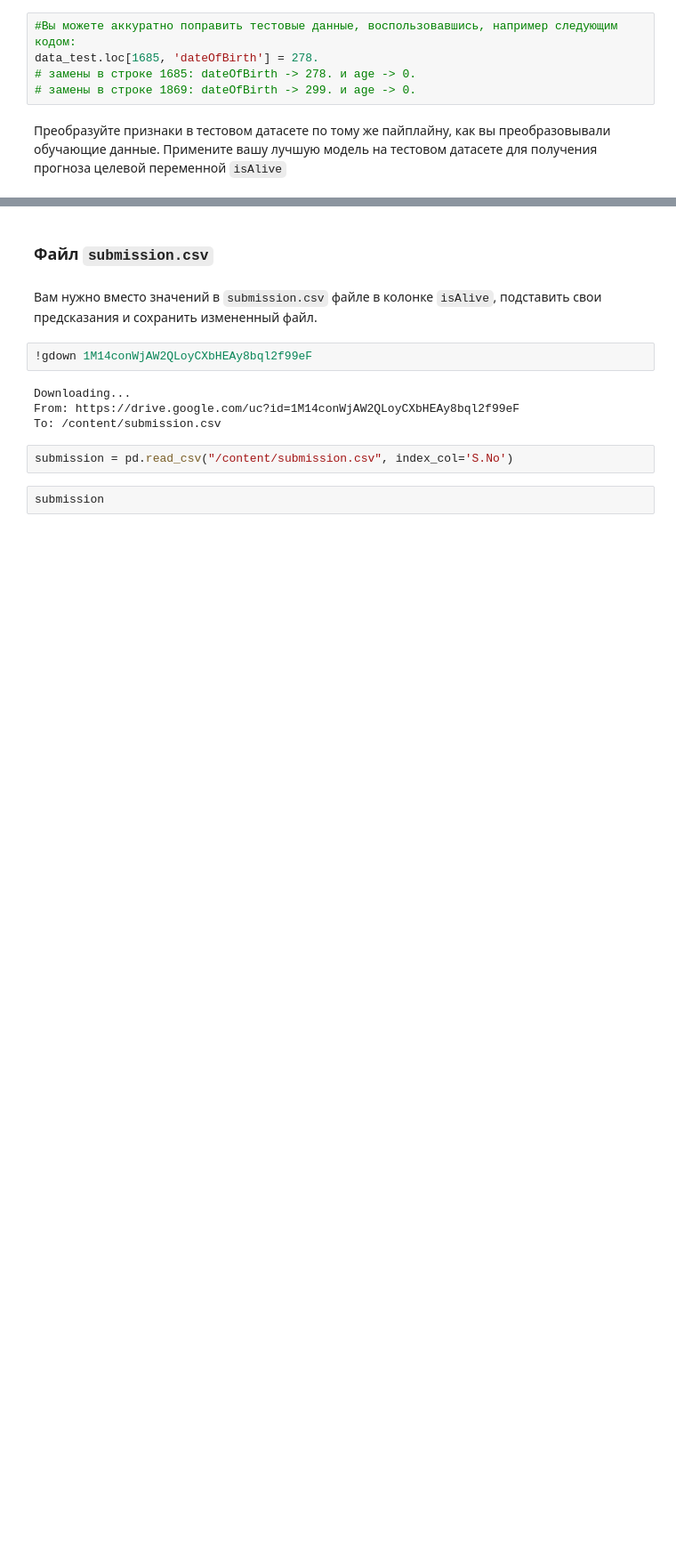
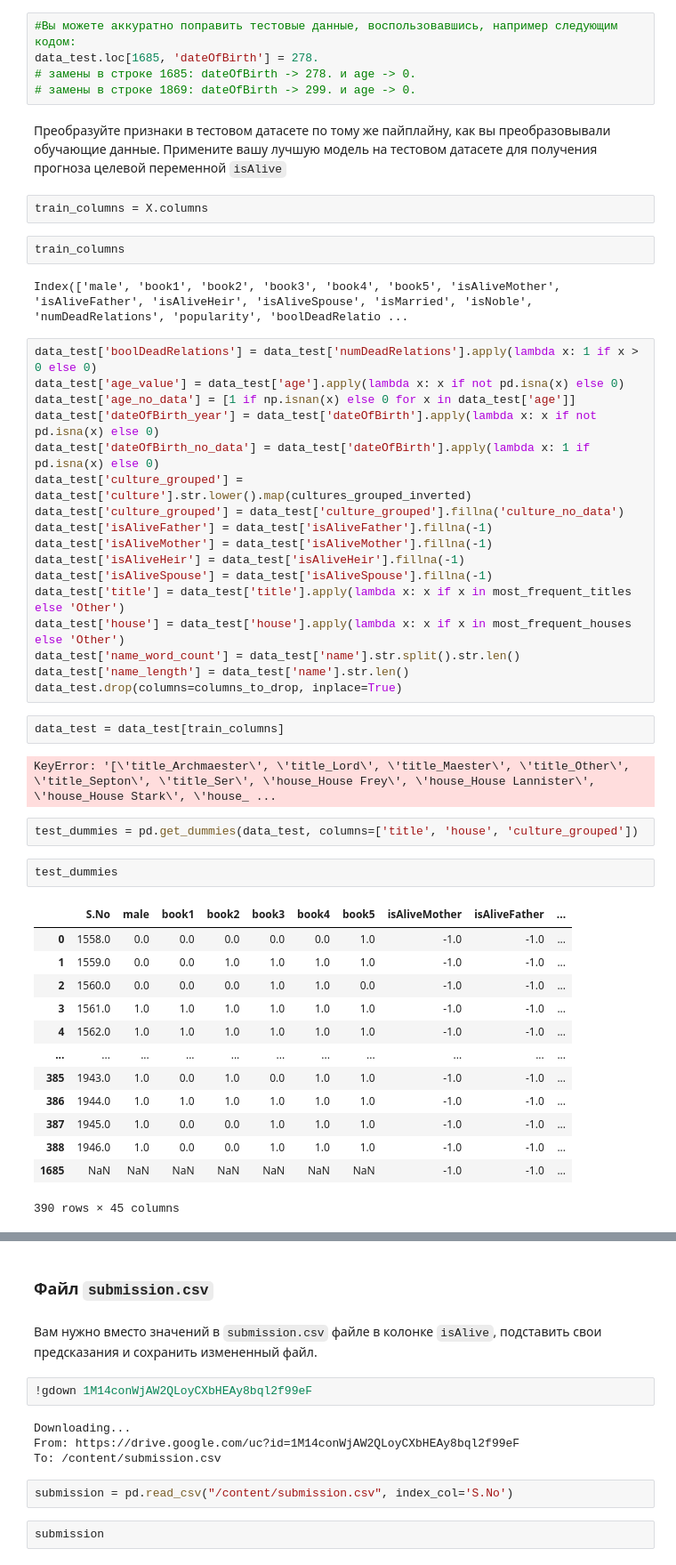
Before and after one commit to rodya-basmanov/DLS_course, a Jupyter notebook: week_01_ml_intro/Homework/hw_1_game_of_thrones.ipynb, the cells around one changed output, grey strips where cells are left out. Shown at 89% size. Drawn from its saved outputs; the diff is of its cells as text; blank space fills up the shorter version.

```diff
--- a/week_01_ml_intro/Homework/hw_1_game_of_thrones.ipynb
+++ b/week_01_ml_intro/Homework/hw_1_game_of_thrones.ipynb
@@ -704,3 +851,48 @@ data_test.loc[1685, 'dateOfBirth'] = 278.
 # замены в строке 1869: dateOfBirth -> 299. и age -> 0.
 # %% [markdown]
 Преобразуйте признаки в тестовом датасете по тому же пайплайну, как вы преобразовывали обучающие данные. Примените вашу лучшую модель на тестовом датасете для получения прогноза целевой переменной `isAlive`
+# %%
+train_columns = X.columns
+# %%
+train_columns
+# %% [output]
+Index(['male', 'book1', 'book2', 'book3', 'book4', 'book5', 'isAliveMother', 'isAliveFather', 'isAliveHeir', 'isAliveSpouse', 'isMarried', 'isNoble', 'numDeadRelations', 'popularity', 'boolDeadRelatio ...
+# %%
+data_test['boolDeadRelations'] = data_test['numDeadRelations'].apply(lambda x: 1 if x > 0 else 0)
+data_test['age_value'] = data_test['age'].apply(lambda x: x if not pd.isna(x) else 0)
+data_test['age_no_data'] = [1 if np.isnan(x) else 0 for x in data_test['age']]
+data_test['dateOfBirth_year'] = data_test['dateOfBirth'].apply(lambda x: x if not pd.isna(x) else 0)
+data_test['dateOfBirth_no_data'] = data_test['dateOfBirth'].apply(lambda x: 1 if pd.isna(x) else 0)
+data_test['culture_grouped'] = data_test['culture'].str.lower().map(cultures_grouped_inverted)
+data_test['culture_grouped'] = data_test['culture_grouped'].fillna('culture_no_data')
+data_test['isAliveFather'] = data_test['isAliveFather'].fillna(-1)
+data_test['isAliveMother'] = data_test['isAliveMother'].fillna(-1)
+data_test['isAliveHeir'] = data_test['isAliveHeir'].fillna(-1)
+data_test['isAliveSpouse'] = data_test['isAliveSpouse'].fillna(-1)
+data_test['title'] = data_test['title'].apply(lambda x: x if x in most_frequent_titles else 'Other')
+data_test['house'] = data_test['house'].apply(lambda x: x if x in most_frequent_houses else 'Other')
+data_test['name_word_count'] = data_test['name'].str.split().str.len()
+data_test['name_length'] = data_test['name'].str.len()
+data_test.drop(columns=columns_to_drop, inplace=True)
+# %%
+data_test = data_test[train_columns]
+# %% [output]
+KeyError: '[\'title_Archmaester\', \'title_Lord\', \'title_Maester\', \'title_Other\', \'title_Septon\', \'title_Ser\', \'house_House Frey\', \'house_House Lannister\', \'house_House Stark\', \'house_ ...
+# %%
+test_dummies = pd.get_dummies(data_test, columns=['title', 'house', 'culture_grouped'])
+# %%
+test_dummies
+# %% [output]
+|  | S.No | male | book1 | book2 | book3 | book4 | book5 | isAliveMother | isAliveFather | ... |
+| 0 | 1558.0 | 0.0 | 0.0 | 0.0 | 0.0 | 0.0 | 1.0 | -1.0 | -1.0 | ... |
+| 1 | 1559.0 | 0.0 | 0.0 | 1.0 | 1.0 | 1.0 | 1.0 | -1.0 | -1.0 | ... |
+| 2 | 1560.0 | 0.0 | 0.0 | 0.0 | 1.0 | 1.0 | 0.0 | -1.0 | -1.0 | ... |
+| 3 | 1561.0 | 1.0 | 1.0 | 1.0 | 1.0 | 1.0 | 1.0 | -1.0 | -1.0 | ... |
+| 4 | 1562.0 | 1.0 | 1.0 | 1.0 | 1.0 | 1.0 | 1.0 | -1.0 | -1.0 | ... |
+| ... | ... | ... | ... | ... | ... | ... | ... | ... | ... | ... |
+| 385 | 1943.0 | 1.0 | 0.0 | 1.0 | 0.0 | 1.0 | 1.0 | -1.0 | -1.0 | ... |
+| 386 | 1944.0 | 1.0 | 1.0 | 1.0 | 1.0 | 1.0 | 1.0 | -1.0 | -1.0 | ... |
+| 387 | 1945.0 | 1.0 | 0.0 | 0.0 | 1.0 | 1.0 | 1.0 | -1.0 | -1.0 | ... |
+| 388 | 1946.0 | 1.0 | 0.0 | 0.0 | 1.0 | 1.0 | 1.0 | -1.0 | -1.0 | ... |
+| 1685 | NaN | NaN | NaN | NaN | NaN | NaN | NaN | -1.0 | -1.0 | ... |
+390 rows × 45 columns
```
Also changed, not shown: parts of 16 cells of this notebook.
